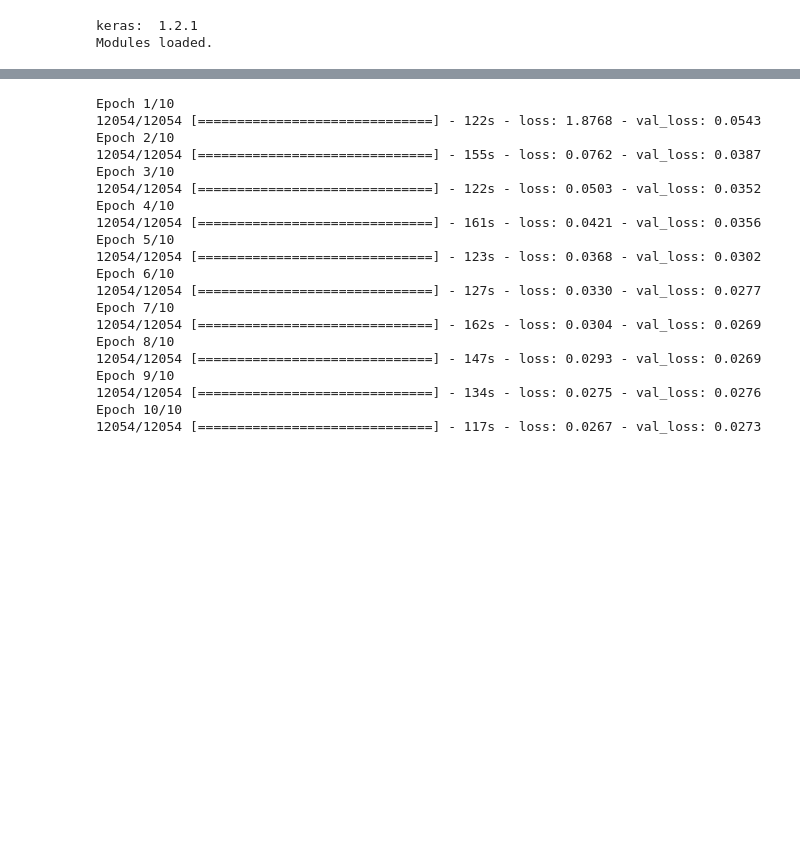
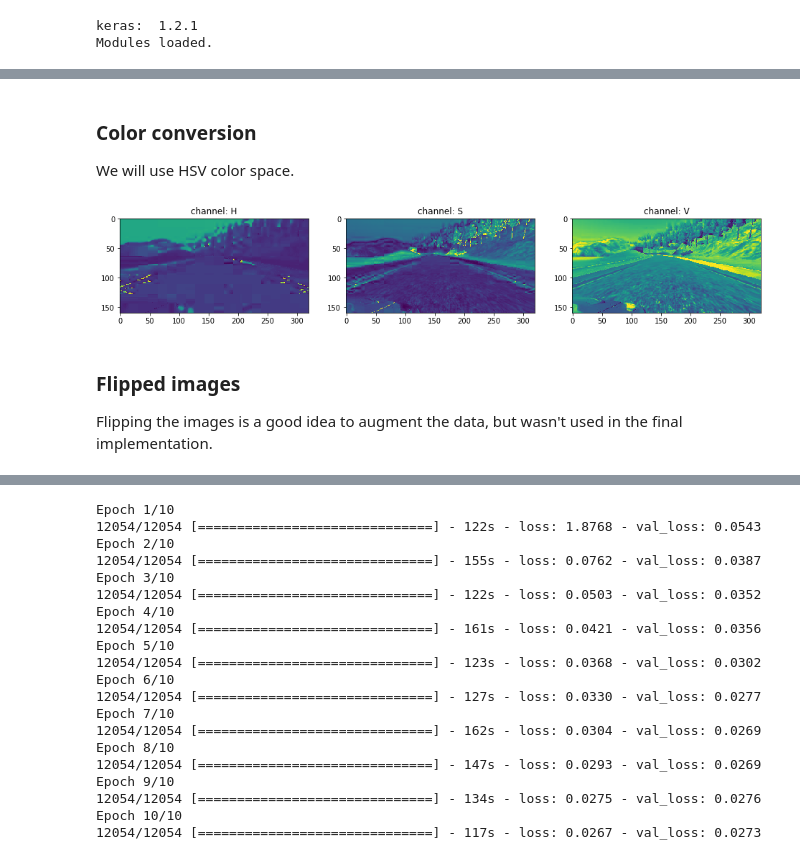
Before and after one commit to kcbighuge/SDCND-Behavioral-Cloning-P3, a Jupyter notebook: Behavioral_Cloning_v1.ipynb, the cells around one changed output, grey strips where cells are left out. Saved outputs shown, nothing was run; the diff lists cells and outputs as text; code cells hidden in the pictures; blank space fills up the shorter version.

```diff
--- a/Behavioral_Cloning_v1.ipynb
+++ b/Behavioral_Cloning_v1.ipynb
@@ -318,0 +306,19 @@ Modules loaded.
+# %% [markdown]
+### Color conversion
+We will use HSV color space.
+# %%
+img = cv2.imread(img_name)
+img = cv2.cvtColor(img, cv2.COLOR_BGR2HSV)
+
+views = ['H', 'S', 'V']
+plt.figure(figsize=(16,4))
+for i in range(3):
+    img_name = '../sample-data/IMG/'+sample[i].split('/')[-1]
+    plt.subplot(1,3, i+1)
+    plt.imshow(img[:,:,i])
+    plt.title('channel: {}'.format(views[i]))
+# %% [output]
+[figure, added]
+# %% [markdown]
+### Flipped images
+Flipping the images is a good idea to augment the data, but wasn't used in the final implementation.
```
Also changed, not shown: parts of 49 cells of this notebook, 10 other files.
